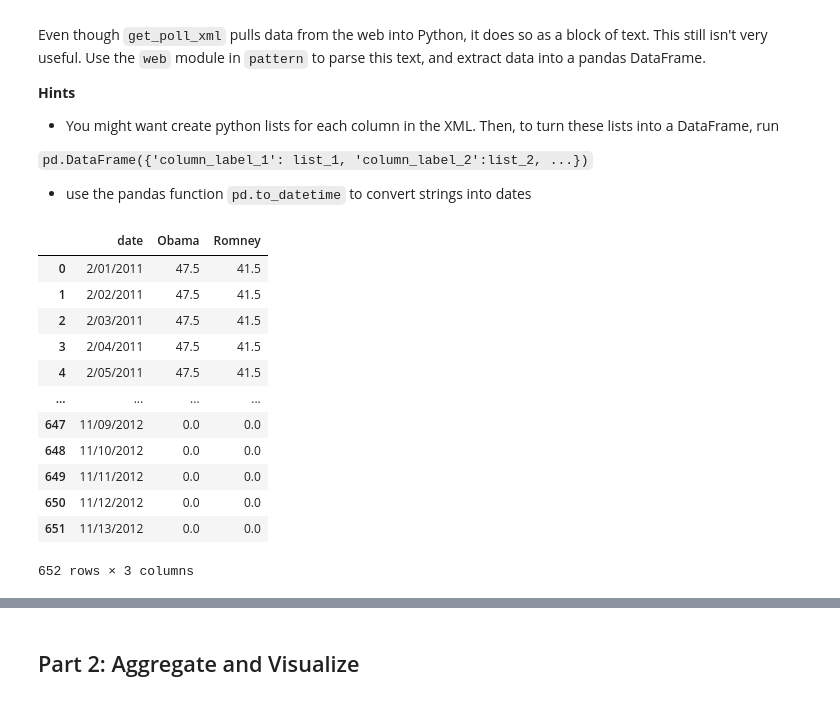
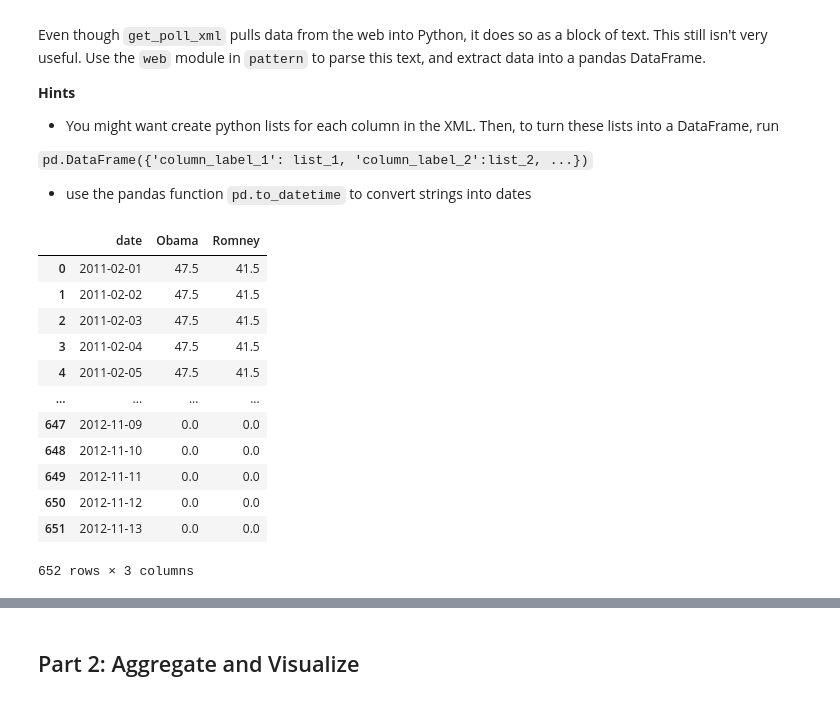
Before and after one commit to aliciagrande/Harvard_Homewoks, a Jupyter notebook: HW1_XMLpolls.ipynb, the cells around one changed output, grey strips where cells are left out. Cells and saved outputs as stored; diff of their text form; code cells hidden in the pictures.

```diff
--- a/HW1_XMLpolls.ipynb
+++ b/HW1_XMLpolls.ipynb
@@ -235,47 +236,45 @@ Even though `get_poll_xml` pulls data from the web into Python, it does so as a
 #result = pd.DataFrame({'date': pd.to_datetime(['2/01/2011', '2/02/2011',(...)'11/13/2012']),
  #                          'Obama': [47.5, 47.5, (...), 'empty'], 'Romney': [41.5, 41.5, (...), 'empty']})
 
 def rcp_poll_data(xml):
-    dic = {}
     date_list = []
     series = xml.find("series")
     for value in series.findAll("value"):
         date = value.text
         date_list.append(date)
 
 #print(date_list)
     dic = {"date": date_list}
 
     for graph in xml.findAll('graph'):
         title = graph.get('title')
+        title2 = re.sub(r'[\W_]+', '', title)
         score_list = []
         for value in graph.findAll('value'):
             score = value.text
-            #print(score)
             if score.strip():
                 score = float(score)
             else:
                 score = 0
             score_list.append(score)
-        dic[title] = score_list
-    #print(dic)
+        dic[title2] = score_list
 
     result = pd.DataFrame(dic)
-    #print(result)
+    result['date'] = pd.to_datetime(result['date'])
     return result
 
 rcp_poll_data(poll)
 # %% [output]
 |  | date | Obama | Romney |
-| 0 | 2/01/2011 | 47.5 | 41.5 |
-| 1 | 2/02/2011 | 47.5 | 41.5 |
-| 2 | 2/03/2011 | 47.5 | 41.5 |
-| 3 | 2/04/2011 | 47.5 | 41.5 |
-| 4 | 2/05/2011 | 47.5 | 41.5 |
+| 0 | 2011-02-01 | 47.5 | 41.5 |
+| 1 | 2011-02-02 | 47.5 | 41.5 |
+| 2 | 2011-02-03 | 47.5 | 41.5 |
+| 3 | 2011-02-04 | 47.5 | 41.5 |
+| 4 | 2011-02-05 | 47.5 | 41.5 |
 | ... | ... | ... | ... |
-| 647 | 11/09/2012 | 0.0 | 0.0 |
-| 648 | 11/10/2012 | 0.0 | 0.0 |
-| 649 | 11/11/2012 | 0.0 | 0.0 |
-| 650 | 11/12/2012 | 0.0 | 0.0 |
-| 651 | 11/13/2012 | 0.0 | 0.0 |
+| 647 | 2012-11-09 | 0.0 | 0.0 |
+| 648 | 2012-11-10 | 0.0 | 0.0 |
+| 649 | 2012-11-11 | 0.0 | 0.0 |
+| 650 | 2012-11-12 | 0.0 | 0.0 |
+| 651 | 2012-11-13 | 0.0 | 0.0 |
 652 rows × 3 columns
```
Also changed, not shown: parts of 16 cells of this notebook.
